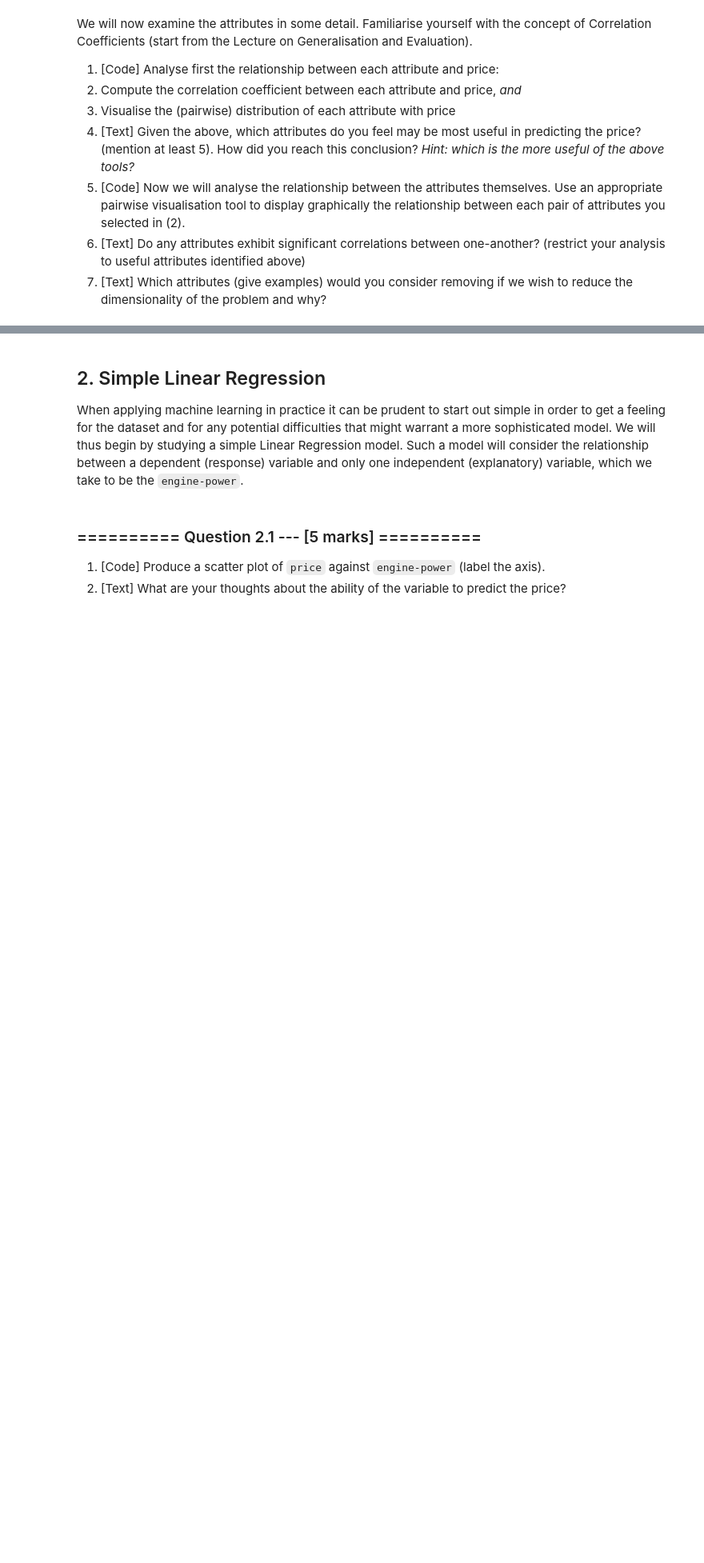
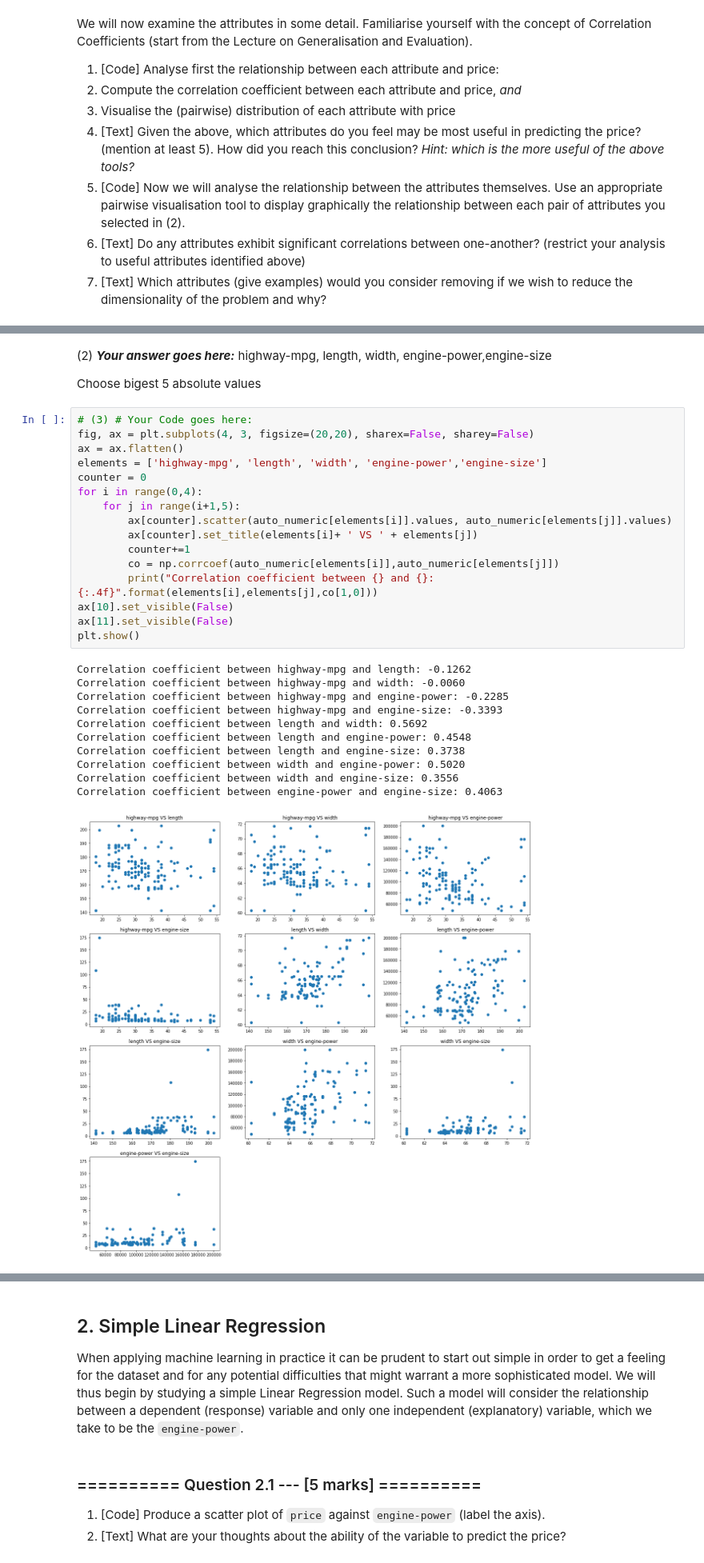
Before and after one commit to Battery233/IAML2018, a Jupyter notebook: Assignments/02_LinearRegression.ipynb, the cells around one changed output, grey strips where cells are left out. Shown at 80% size. Saved outputs shown, nothing was run; the diff lists cells and outputs as text; blank space fills up the shorter version.

```diff
--- a/Assignments/02_LinearRegression.ipynb
+++ b/Assignments/02_LinearRegression.ipynb
@@ -221,2 +208,35 @@ length and price
+# %% [markdown]
+(2) ***Your answer goes here:***
+highway-mpg, length, width, engine-power,engine-size
+
+Choose bigest 5 absolute values
+# %%
+# (3) # Your Code goes here:
+fig, ax = plt.subplots(4, 3, figsize=(20,20), sharex=False, sharey=False)
+ax = ax.flatten()
+elements = ['highway-mpg', 'length', 'width', 'engine-power','engine-size']
+counter = 0
+for i in range(0,4):
+    for j in range(i+1,5):
+        ax[counter].scatter(auto_numeric[elements[i]].values, auto_numeric[elements[j]].values)
+        ax[counter].set_title(elements[i]+ ' VS ' + elements[j])
+        counter+=1
+        co = np.corrcoef(auto_numeric[elements[i]],auto_numeric[elements[j]])
+        print("Correlation coefficient between {} and {}: {:.4f}".format(elements[i],elements[j],co[1,0]))
+ax[10].set_visible(False)
+ax[11].set_visible(False)
+plt.show()
+# %% [output]
+Correlation coefficient between highway-mpg and length: -0.1262
+Correlation coefficient between highway-mpg and width: -0.0060
+Correlation coefficient between highway-mpg and engine-power: -0.2285
+Correlation coefficient between highway-mpg and engine-size: -0.3393
+Correlation coefficient between length and width: 0.5692
+Correlation coefficient between length and engine-power: 0.4548
+Correlation coefficient between length and engine-size: 0.3738
+Correlation coefficient between width and engine-power: 0.5020
+Correlation coefficient between width and engine-size: 0.3556
+Correlation coefficient between engine-power and engine-size: 0.4063
+[figure, added]
 # %% [markdown]
 (4) ***Your answer goes here:***
```
Also changed, not shown: parts of 10 cells of this notebook.
